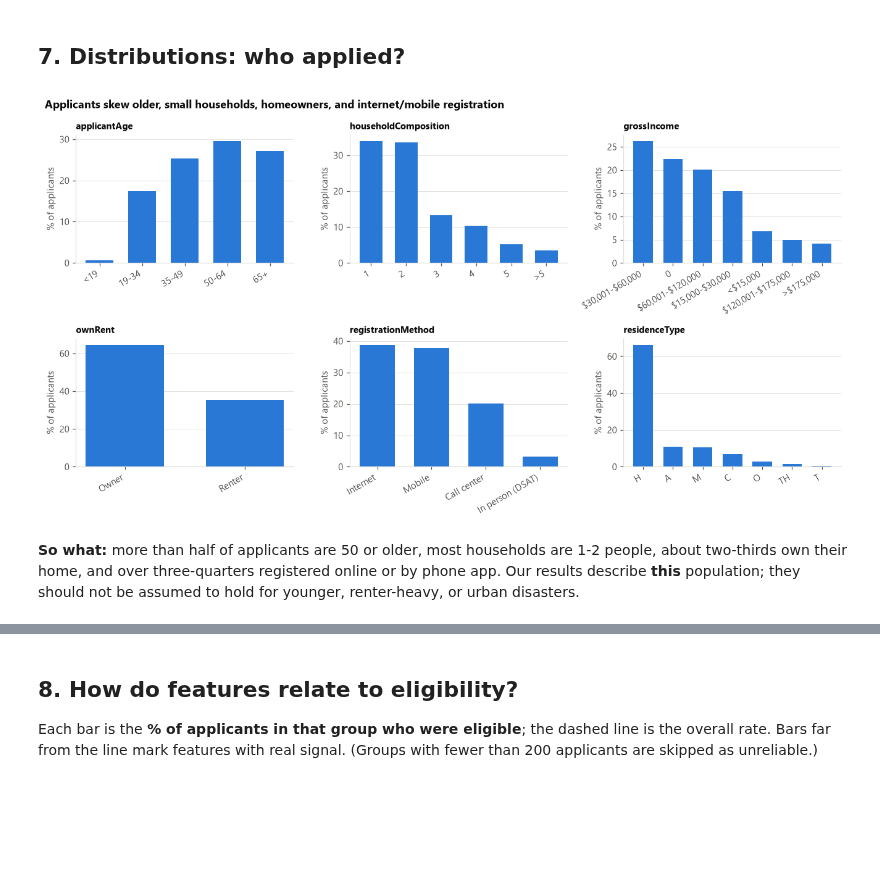
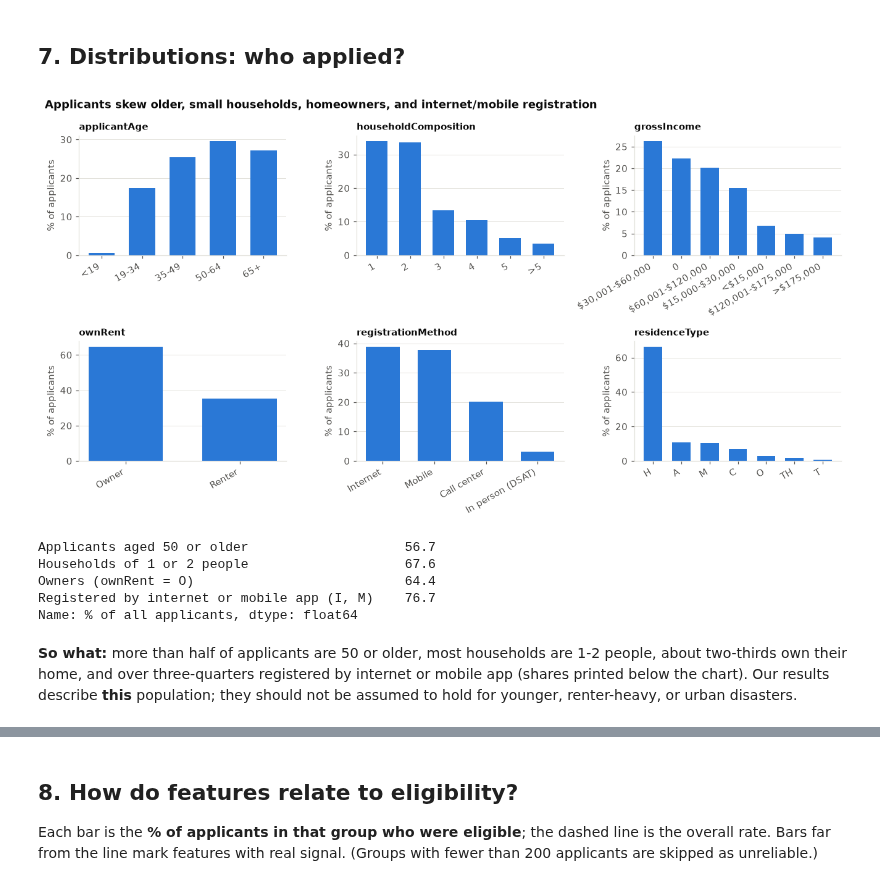
Before and after one commit to DanielG0798/fema-assistance-prediction, a Jupyter notebook: notebooks/eda/01_initial_eda.ipynb, the cells around one changed output, grey strips where cells are left out. Cells and saved outputs as stored; diff of their text form; code cells hidden in the pictures; blank space fills up the shorter version.

```diff
--- a/notebooks/eda/01_initial_eda.ipynb
+++ b/notebooks/eda/01_initial_eda.ipynb
@@ -43,14 +226,14 @@ AQUA = "#1baf7a"
 - **Quality warning from FEMA:** this is raw operational data (NEMIS) and "subject to a small percentage of human error".
 - **Citation:** FEMA. *OpenFEMA Dataset: Individuals and Households Program – Valid Registrations v2.* https://www.fema.gov/openfema-data-page/individuals-and-households-program-valid-registrations-v2
 # %%
-raw = load_ian_lee()          # cached after the first call
-check_roles(raw.columns)      # every column must have a documented role (see src/utils/columns.py)
+raw = load_data()
+check_roles(raw.columns)      # every column must have a documented role (see Section 4)
 
 applied = pd.to_datetime(raw["appliedDate"], utc=True).dt.tz_localize(None)
 print(f"{raw.shape[0]:,} rows x {raw.shape[1]} columns")
 print(f"Applications received {applied.min().date()} to {applied.max().date()}")
 print(f"Requirement check -> rows >= 1,000: {raw.shape[0] >= 1000} | features >= 10: {len(APPLICATION_FEATURES) >= 10}")
-raw.head(3).T.head(20)
+raw.head(5).iloc[:, :10]
 # %% [output]
 194,482 rows x 100 columns
 Applications received 2022-09-27 to 2023-01-12
@@ -242,8 +444,8 @@ Missing data is not random here: often "blank" means *the question was never ask
 # %%
 miss = (raw.isna().mean() * 100).sort_values(ascending=False)
 miss = miss[miss > 0]
-model_cols = APPLICATION_FEATURES + INSPECTION_FEATURES
-usable = miss[miss.index.isin(model_cols)]
+feature_cols = APPLICATION_FEATURES + INSPECTION_FEATURES + UNDER_REVIEW
+usable = miss[miss.index.isin(feature_cols)]
 
 fig, ax = plt.subplots(figsize=(8, 4.8))
 ax.barh(usable.index[::-1], usable.values[::-1], color=BLUE, height=0.6)
@@ -327,10 +587,10 @@ floodDamageAmount    86.6         16827.0          210282.0  218144.0
 # %% [markdown]
 ## 6. Summary statistics
 # %%
-model = load_model_data("inspection")    # cleaned table: target + Tier 1 + Tier 2 features
-num = model.drop(columns=[TARGET]).select_dtypes("number").astype("float64")
+clean_df = clean(raw, "inspection")    # cleaned table: target + Tier 1 + Tier 2 features
+num = clean_df.drop(columns=[TARGET]).select_dtypes("number").astype("float64")
 desc = num.describe().T[["count", "mean", "std", "min", "50%", "max"]]
-desc["missing %"] = (1 - desc["count"] / len(model)) * 100
+desc["missing %"] = (1 - desc["count"] / len(clean_df)) * 100
 print(f"Numeric / yes-no features: {len(desc)}")
 desc.round(2)
 # %% [output]
@@ -382,27 +646,41 @@ Categorical features: 10
 # %%
 AGE = {0: "<19", 1: "19-34", 2: "35-49", 3: "50-64", 4: "65+"}
 CNT = {0: "0", 1: "1", 2: "2", 3: "3", 4: "4", 5: "5", 6: ">5"}
 panels = [("applicantAge", AGE), ("householdComposition", CNT), ("grossIncome", None),
           ("ownRent", {"O": "Owner", "R": "Renter"}), ("registrationMethod", {"I": "Internet", "M": "Mobile", "C": "Call center", "D": "In person (DSAT)"}),
           ("residenceType", None)]
 fig, axes = plt.subplots(2, 3, figsize=(12, 6.4))
 for ax, (col, lab) in zip(axes.ravel(), panels):
-    v = model[col].value_counts(normalize=True).mul(100)
+    v = clean_df[col].value_counts(normalize=True).mul(100)
     if col in ("applicantAge", "householdComposition"):
         v = v.sort_index()
     else:
         v = v.head(7)
     labels = [str((lab or {}).get(i, i)).replace("$", "\\$") for i in v.index]
     ax.bar(range(len(v)), v.values, color=BLUE, width=0.65)
     ax.set_xticks(range(len(v))); ax.set_xticklabels(labels, rotation=30, ha="right")
     ax.set_title(col, fontsize=10); ax.grid(axis="x", visible=False)
     ax.set_ylabel("% of applicants")
 fig.suptitle("Applicants skew older, small households, homeowners, and internet/mobile registration", x=0.01, ha="left", fontweight="bold")
 plt.tight_layout(); save_fig("applicant_profile"); plt.show()
 # %% [output]
-[figure, old version]
+[figure, new version]
+# %%
+shares = pd.Series({
+    "Applicants aged 50 or older": clean_df["applicantAge"].isin([3, 4]).mean(),
+    "Households of 1 or 2 people": clean_df["householdComposition"].isin([1, 2]).mean(),
+    "Owners (ownRent = O)": (raw["ownRent"] == "O").mean(),
+    "Registered by internet or mobile app (I, M)": raw["registrationMethod"].isin(["I", "M"]).mean(),
+}, name="% of all applicants").mul(100).round(1)
+shares
+# %% [output]
+Applicants aged 50 or older                    56.7
+Households of 1 or 2 people                    67.6
+Owners (ownRent = O)                           64.4
+Registered by internet or mobile app (I, M)    76.7
+Name: % of all applicants, dtype: float64
 # %% [markdown]
-**So what:** more than half of applicants are 50 or older, most households are 1-2 people, about two-thirds own their home, and over three-quarters registered online or by phone app. Our results describe **this** population; they should not be assumed to hold for younger, renter-heavy, or urban disasters.
+**So what:** more than half of applicants are 50 or older, most households are 1-2 people, about two-thirds own their home, and over three-quarters registered by internet or mobile app (shares printed below the chart). Our results describe **this** population; they should not be assumed to hold for younger, renter-heavy, or urban disasters.
 # %%
 daily = applied.dt.normalize().value_counts().sort_index()
 fig, ax = plt.subplots(figsize=(9, 3.8))
```
Also changed, not shown: parts of 53 cells of this notebook, 5 other files.
